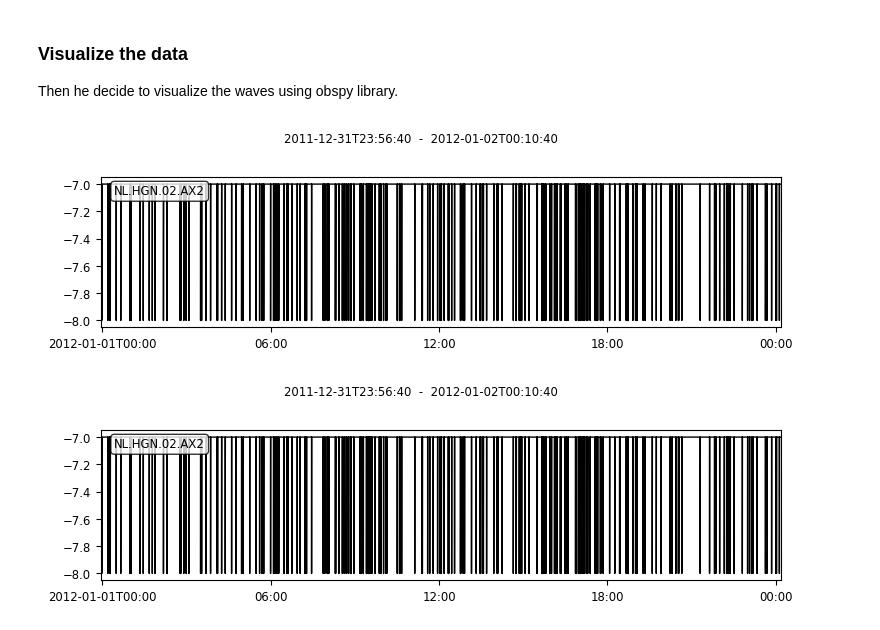
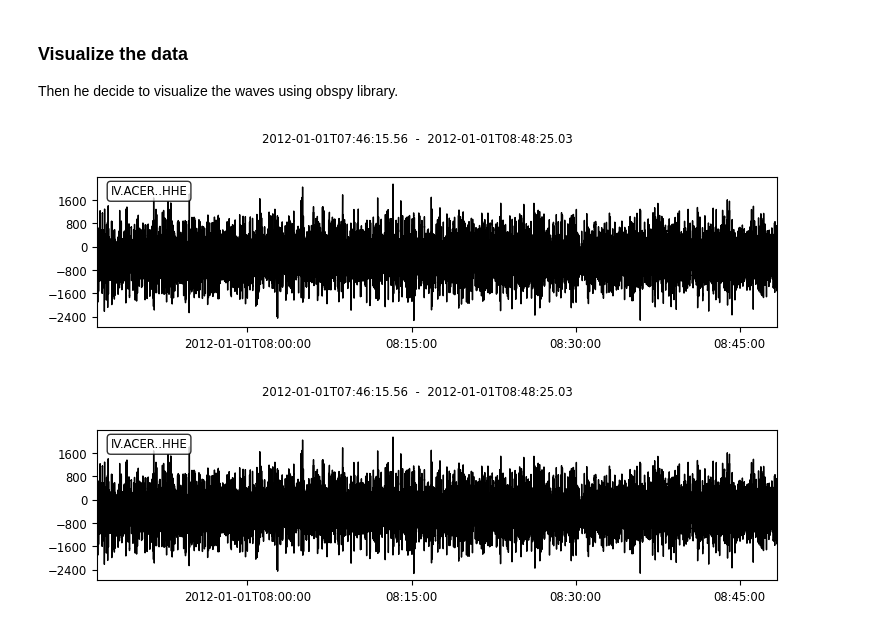
Before and after one commit to Andreaorfino/EPOS-ICSC-Jupyter_request, a Jupyter notebook: ENVRI_demo-egu-2023.ipynb, the cells around one changed output. Cells and saved outputs as stored; diff of their text form; code cells hidden in the pictures.

```diff
--- a/ENVRI_demo-egu-2023.ipynb
+++ b/ENVRI_demo-egu-2023.ipynb
@@ -156,8 +140,8 @@ Then he decide to visualize the waves using obspy library.
 # %%
 from obspy import read
 
-st = read("KNMI_data.mseed", format='mseed')
+st = read("INGV_data.mseed", format='mseed')
 st[2].plot()
 # %% [output]
-[figure, old version]
+[figure, new version]
-[figure, old version]
+[figure, new version]
```
Also changed, not shown: parts of 2 cells of this notebook.
